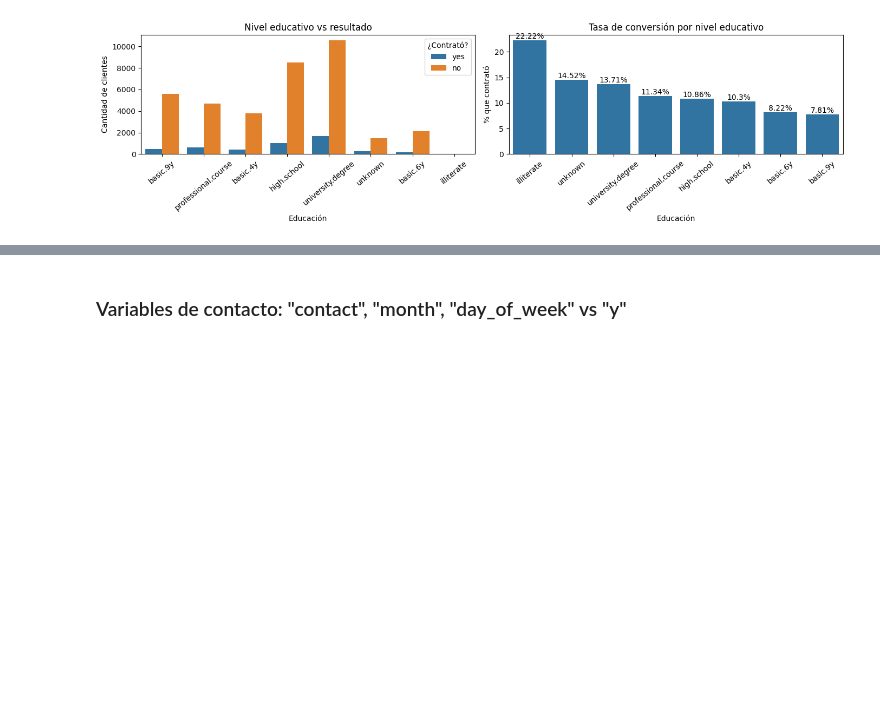
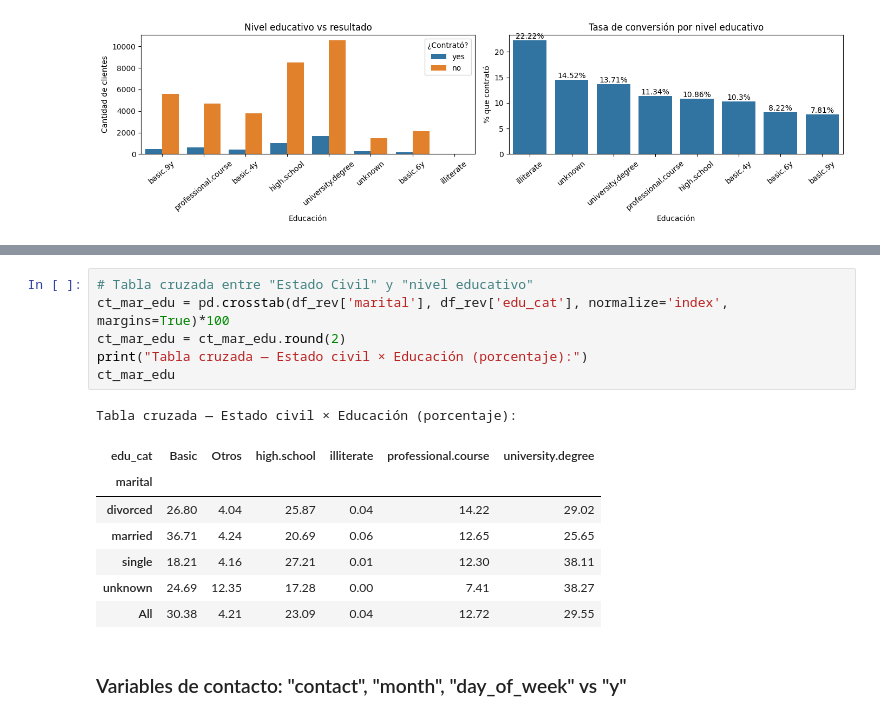
Before and after one commit to juanpabloluceroC/proyecto_campana_marketing, a Jupyter notebook: marketing_santander.ipynb, the cells around one changed output, grey strips where cells are left out. Cells and saved outputs as stored; diff of their text form; blank space fills up the shorter version.

```diff
--- a/marketing_santander.ipynb
+++ b/marketing_santander.ipynb
@@ -925,3 +1191,18 @@ plt.show()
+# %%
+# Tabla cruzada entre "Estado Civil" y "nivel educativo"
+ct_mar_edu = pd.crosstab(df_rev['marital'], df_rev['edu_cat'], normalize='index', margins=True)*100
+ct_mar_edu = ct_mar_edu.round(2)
+print("Tabla cruzada — Estado civil × Educación (porcentaje):")
+ct_mar_edu
+# %% [output]
+Tabla cruzada — Estado civil × Educación (porcentaje):
+| edu_cat | Basic | Otros | high.school | illiterate | professional.course | university.degree |
+| marital |  |  |  |  |  |  |
+| divorced | 26.80 | 4.04 | 25.87 | 0.04 | 14.22 | 29.02 |
+| married | 36.71 | 4.24 | 20.69 | 0.06 | 12.65 | 25.65 |
+| single | 18.21 | 4.16 | 27.21 | 0.01 | 12.30 | 38.11 |
+| unknown | 24.69 | 12.35 | 17.28 | 0.00 | 7.41 | 38.27 |
+| All | 30.38 | 4.21 | 23.09 | 0.04 | 12.72 | 29.55 |
 # %% [markdown]
 ### Variables de contacto: "contact", "month", "day_of_week" vs "y"
 # %%
```
Also changed, not shown: parts of 26 cells of this notebook.
